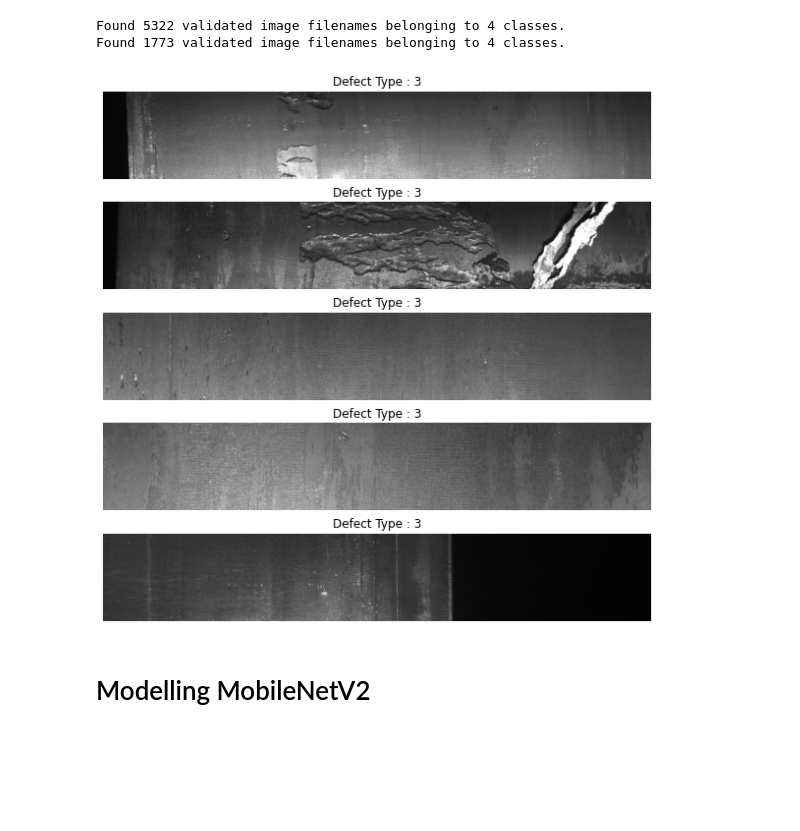
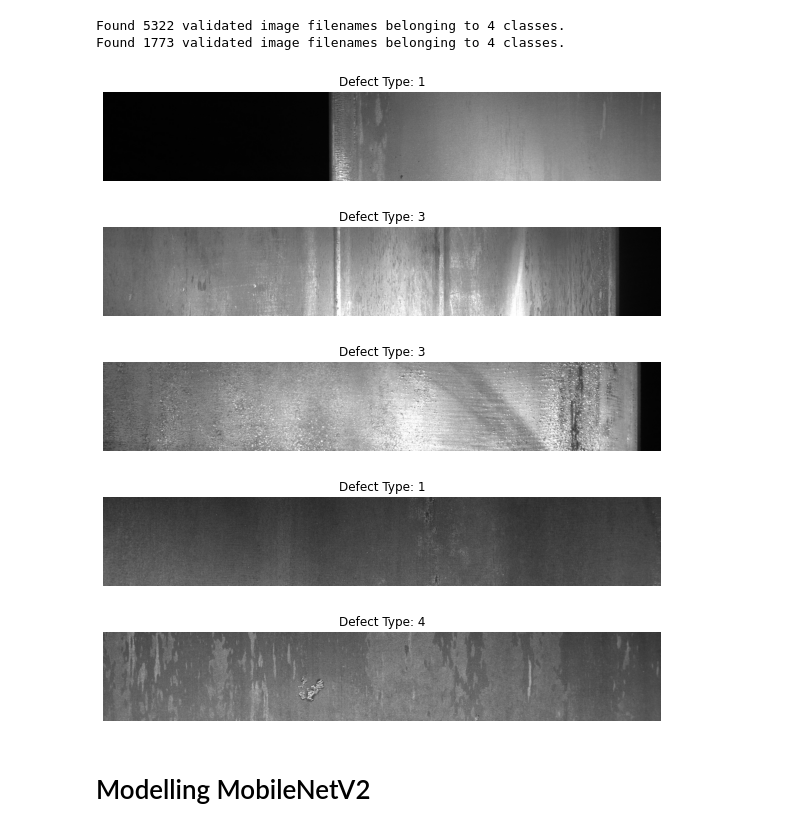
Before and after one commit to tevfikcagridural/Steel_Defect_Detection, a Jupyter notebook: Capstone_3_Modelling_With_Keras.ipynb, the cells around one changed output. Saved outputs shown, nothing was run; the diff lists cells and outputs as text; code cells hidden in the pictures; blank space fills up the shorter version.

```diff
--- a/Capstone_3_Modelling_With_Keras.ipynb
+++ b/Capstone_3_Modelling_With_Keras.ipynb
@@ -84,22 +84,28 @@ valid_generator = train_datagen.flow_from_dataframe(
 # %% [output]
 Found 5322 validated image filenames belonging to 4 classes.
 Found 1773 validated image filenames belonging to 4 classes.
-# %%
-## TODO: plot with image labels
-
-plt.figure(figsize=(10, 10))
-
-for images, labels in train_generator:
-  for i in range(5):
-    ax = plt.subplot(5, 1, i+1)
-    plt.imshow(images[i].astype('uint8'))
-    def_type = [d for d, _ in enumerate(labels[0]) if _ == 1]
-    def_type = def_type[0] + 1 #Defect types start from 1
-    plt.title(f"Defect Type : {def_type}")
-    plt.axis('off')
-  break
-# %% [output]
-[figure, removed]
+# %%
+def get_class_string_from_index(index):
+   for class_string, class_index in valid_generator.class_indices.items():
+      if class_index == index:
+         return class_string
+
+for i in range(5):
+  x, y = next(train_generator)
+  image = x[0, :, :, :] #First image on batch
+  true_index = np.argmax(y[0]) #index of ene-hot encoded label
+  plt.figure(figsize=(10,10))
+  ax = plt.subplot(5, 1, i+1)
+  ax.imshow(image.astype('uint8'))
+  ax.axis('off')
+  plt.title("Defect Type: " + get_class_string_from_index(true_index))
+  plt.show()
+# %% [output]
+[figure, added]
+[figure, added]
+[figure, added]
+[figure, added]
+[figure, added]
 # %% [markdown]
 # Modelling MobileNetV2
 # %%
```
Also changed, not shown: parts of 1 cell of this notebook.
